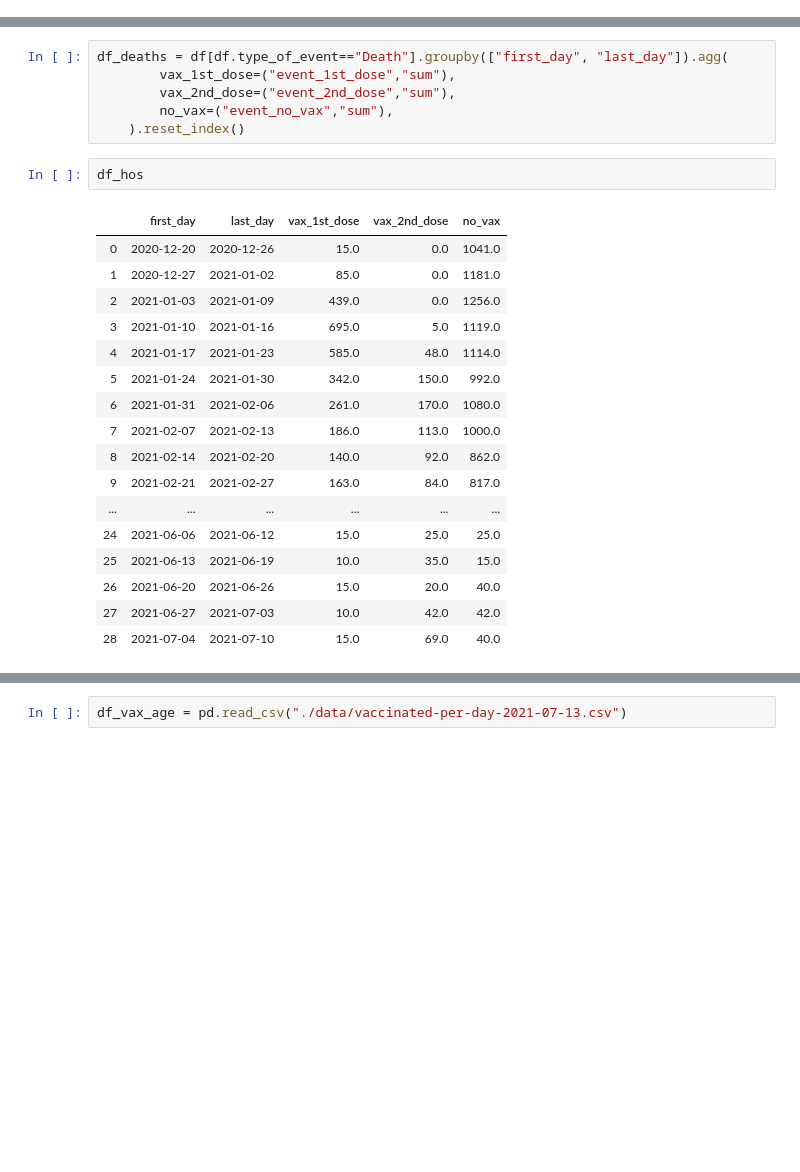
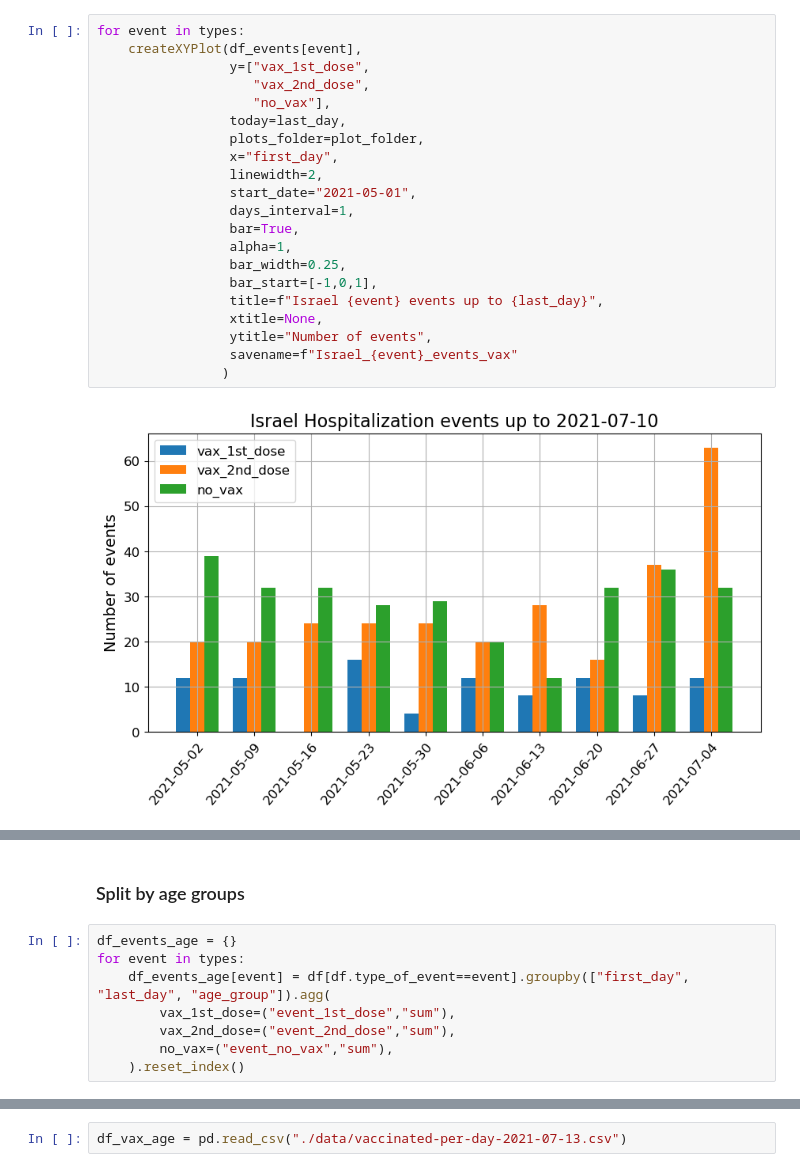
Before and after one commit to MANTO71/covid19, a Jupyter notebook: Israel/vaccine_efficacy_IL.ipynb, the cells around one changed output, grey strips where cells are left out. Saved outputs shown, nothing was run; the diff lists cells and outputs as text; blank space fills up the shorter version.

```diff
--- a/Israel/vaccine_efficacy_IL.ipynb
+++ b/Israel/vaccine_efficacy_IL.ipynb
@@ -50,0 +109,23 @@ df_hos = df[df.type_of_event=="Hospitalization"].groupby(["first_day", "last_day
+# %%
+for event in types:
+    createXYPlot(df_events[event],
+                 y=["vax_1st_dose",
+                    "vax_2nd_dose",
+                    "no_vax"],
+                 today=last_day,
+                 plots_folder=plot_folder,
+                 x="first_day",
+                 linewidth=2,
+                 start_date="2021-05-01",
+                 days_interval=1,
+                 bar=True,
+                 alpha=1,
+                 bar_width=0.25,
+                 bar_start=[-1,0,1],
+                 title=f"Israel {event} events up to {last_day}",
+                 xtitle=None,
+                 ytitle="Number of events",
+                 savename=f"Israel_{event}_events_vax"
+                )
+# %% [output]
+[figure, added]
@@ -51,26 +133,10 @@ df_hos = df[df.type_of_event=="Hospitalization"].groupby(["first_day", "last_day
+# %% [markdown]
+### Split by age groups
 # %%
-df_deaths = df[df.type_of_event=="Death"].groupby(["first_day", "last_day"]).agg(
+df_events_age = {}
+for event in types:
+    df_events_age[event] = df[df.type_of_event==event].groupby(["first_day", "last_day", "age_group"]).agg(
         vax_1st_dose=("event_1st_dose","sum"),
         vax_2nd_dose=("event_2nd_dose","sum"),
         no_vax=("event_no_vax","sum"),
     ).reset_index()
-# %%
-df_hos
-# %% [output]
-|  | first_day | last_day | vax_1st_dose | vax_2nd_dose | no_vax |
-| 0 | 2020-12-20 | 2020-12-26 | 15.0 | 0.0 | 1041.0 |
-| 1 | 2020-12-27 | 2021-01-02 | 85.0 | 0.0 | 1181.0 |
-| 2 | 2021-01-03 | 2021-01-09 | 439.0 | 0.0 | 1256.0 |
-| 3 | 2021-01-10 | 2021-01-16 | 695.0 | 5.0 | 1119.0 |
-| 4 | 2021-01-17 | 2021-01-23 | 585.0 | 48.0 | 1114.0 |
-| 5 | 2021-01-24 | 2021-01-30 | 342.0 | 150.0 | 992.0 |
-| 6 | 2021-01-31 | 2021-02-06 | 261.0 | 170.0 | 1080.0 |
-| 7 | 2021-02-07 | 2021-02-13 | 186.0 | 113.0 | 1000.0 |
-| 8 | 2021-02-14 | 2021-02-20 | 140.0 | 92.0 | 862.0 |
-| 9 | 2021-02-21 | 2021-02-27 | 163.0 | 84.0 | 817.0 |
-| ... | ... | ... | ... | ... | ... |
-| 24 | 2021-06-06 | 2021-06-12 | 15.0 | 25.0 | 25.0 |
-| 25 | 2021-06-13 | 2021-06-19 | 10.0 | 35.0 | 15.0 |
-| 26 | 2021-06-20 | 2021-06-26 | 15.0 | 20.0 | 40.0 |
-| 27 | 2021-06-27 | 2021-07-03 | 10.0 | 42.0 | 42.0 |
-| 28 | 2021-07-04 | 2021-07-10 | 15.0 | 69.0 | 40.0 |
```
Also changed, not shown: parts of 27 cells of this notebook, 33 other files.
